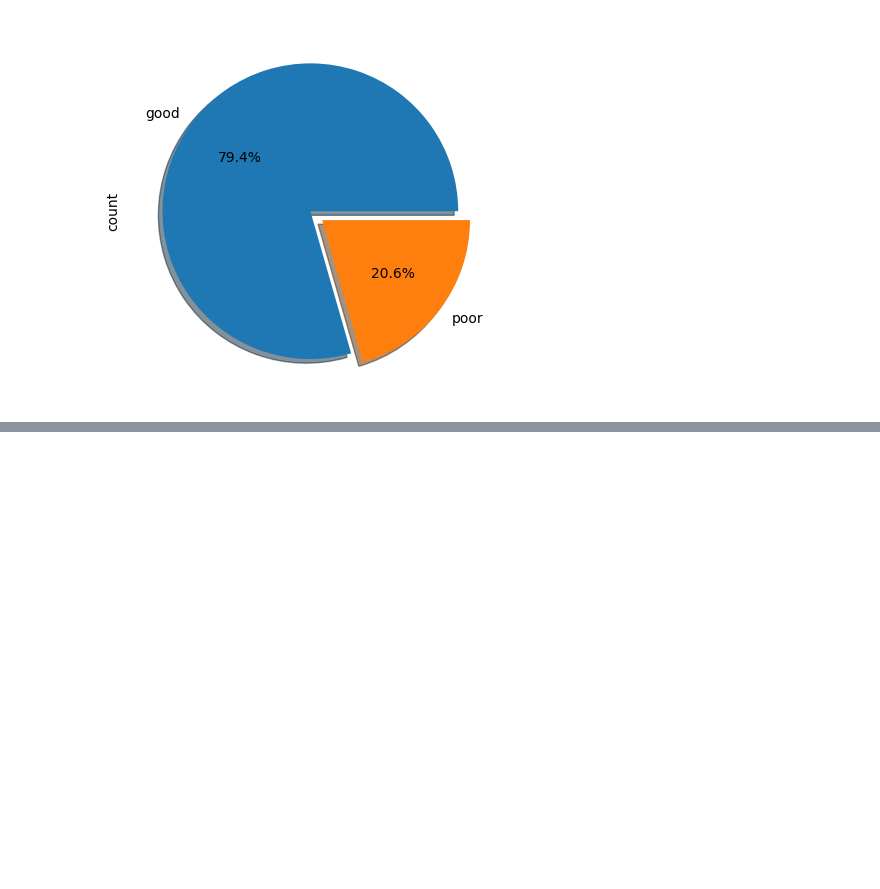
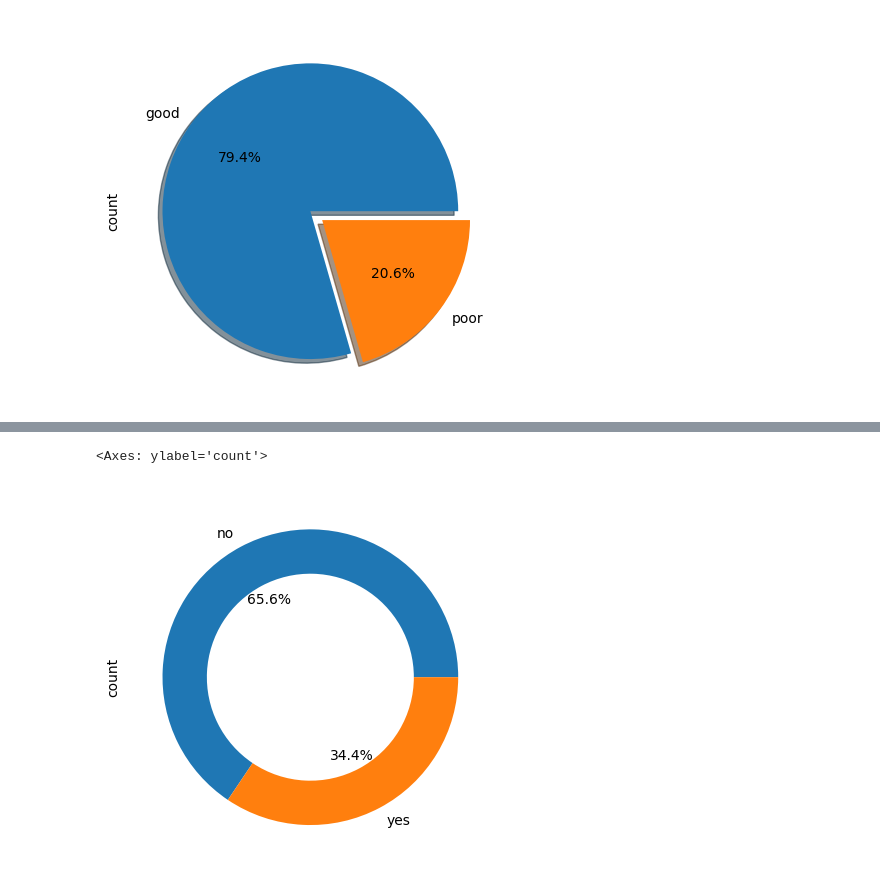
Before and after one commit to azaz9026/EDA, a Jupyter notebook: kidney disease Dataset/kidney_disease.ipynb, the cells around one changed output, grey strips where cells are left out. Drawn from its saved outputs; the diff is of its cells as text; code cells hidden in the pictures; blank space fills up the shorter version.

```diff
--- a/kidney disease Dataset/kidney_disease.ipynb
+++ b/kidney disease Dataset/kidney_disease.ipynb
@@ -339,0 +372,5 @@ df.appetite.value_counts().plot.pie(autopct='%1.1f%%' , explode=(0,0.1) , shadow
+# %%
+df['diabetes_mellitus'].value_counts().plot.pie(autopct = '%1.1f%%', wedgeprops = dict(width=0.3))
+# %% [output]
+<Axes: ylabel='count'>
+[figure, added]
```
Also changed, not shown: parts of 32 cells of this notebook.
